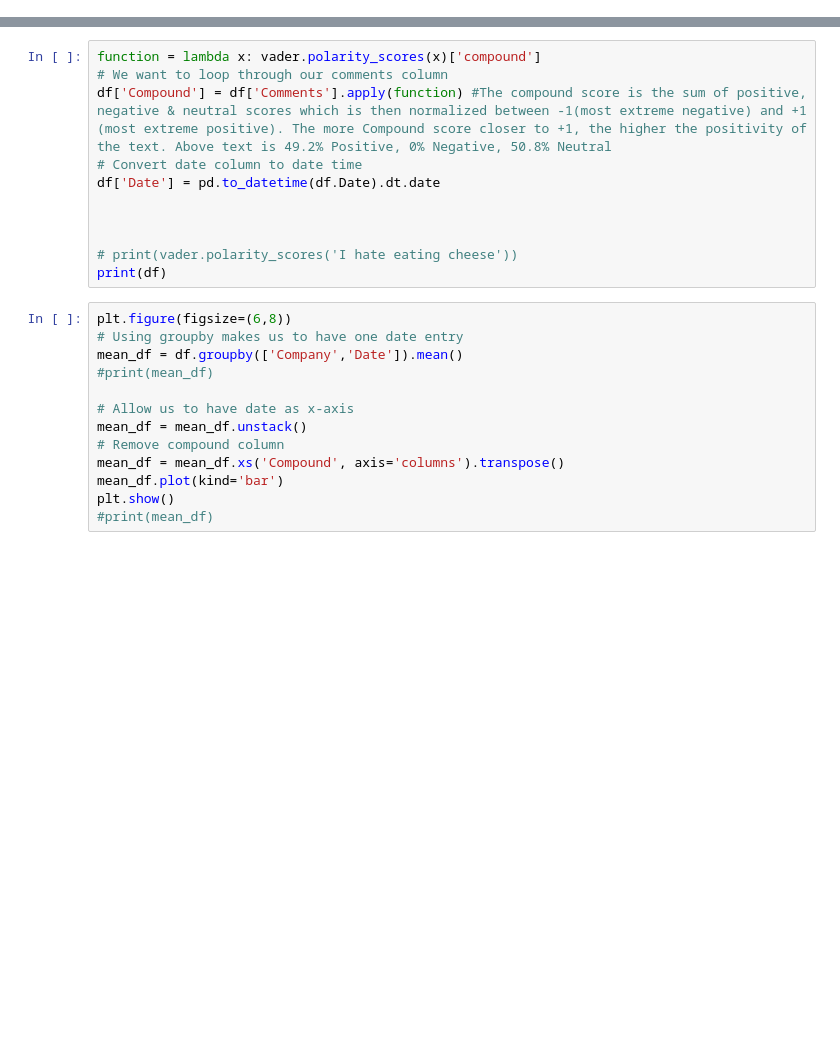
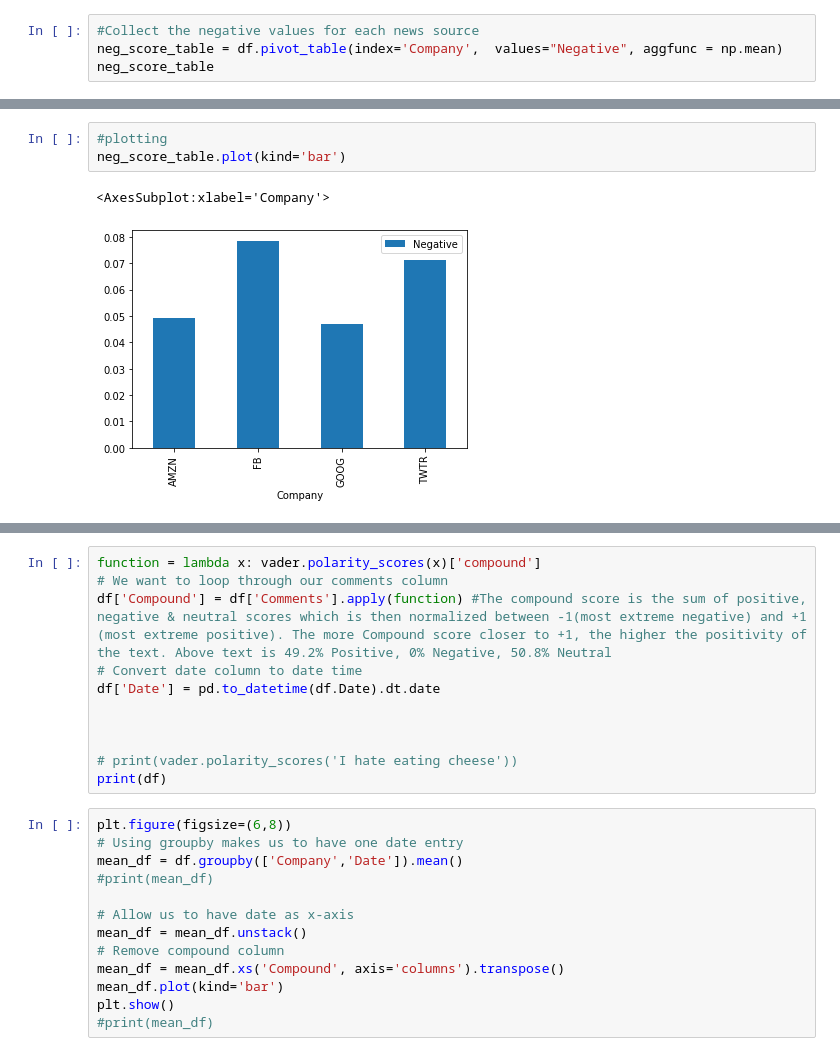
Before and after one commit to Isheanesu29/extralessons, a Jupyter notebook: text analysis/Stock_market_sentimental.ipynb, the cells around one changed output, grey strips where cells are left out. Cells and saved outputs as stored; diff of their text form; blank space fills up the shorter version.

```diff
--- a/text analysis/Stock_market_sentimental.ipynb
+++ b/text analysis/Stock_market_sentimental.ipynb
@@ -47,0 +219,4 @@ vader = SentimentIntensityAnalyzer()
+# %%
+#Collect the negative values for each news source
+neg_score_table = df.pivot_table(index='Company',  values="Negative", aggfunc = np.mean)
+neg_score_table
@@ -47,0 +230,6 @@ vader = SentimentIntensityAnalyzer()
+# %%
+#plotting
+neg_score_table.plot(kind='bar')
+# %% [output]
+<AxesSubplot:xlabel='Company'>
+[figure, added]
```
Also changed, not shown: parts of 40 cells of this notebook, 8 other files.
